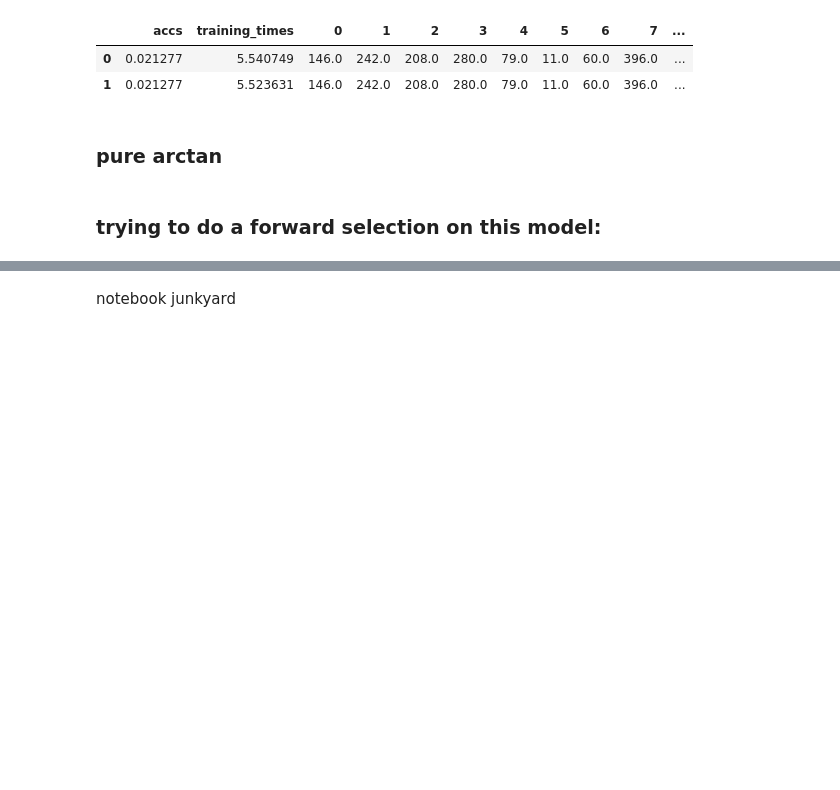
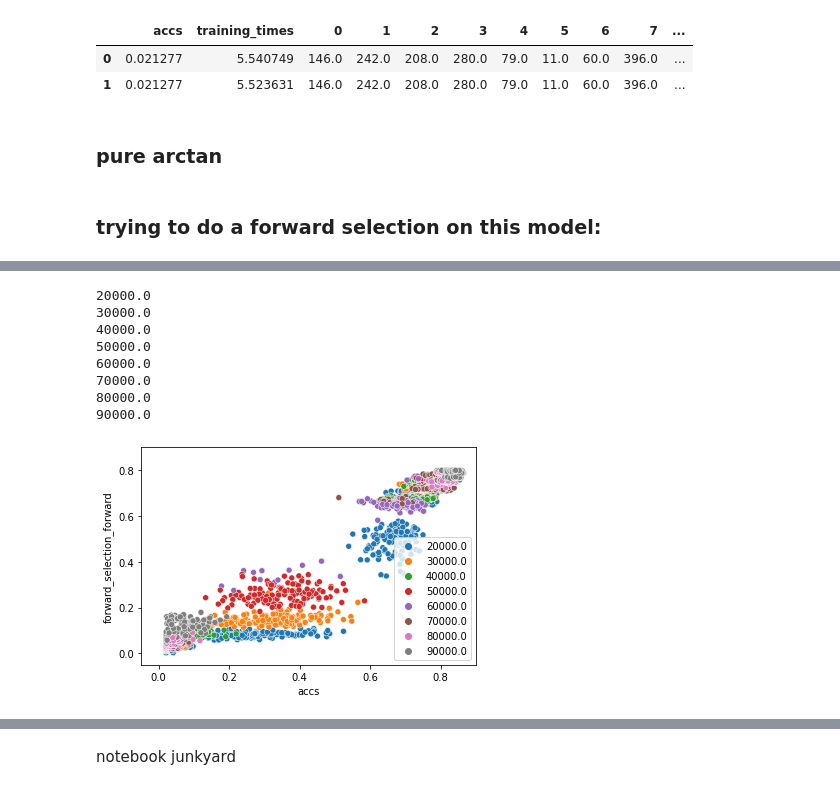
Before and after one commit to tmuehlen80/training_dataset_size_per_class, a Jupyter notebook: notebooks/emnist_datasetsize_arctan.ipynb, the cells around one changed output, grey strips where cells are left out. Saved outputs shown, nothing was run; the diff lists cells and outputs as text; code cells hidden in the pictures; blank space fills up the shorter version.

```diff
--- a/notebooks/emnist_datasetsize_arctan.ipynb
+++ b/notebooks/emnist_datasetsize_arctan.ipynb
@@ -525,0 +555,13 @@ for j in tqdm(unselected):
+# %%
+results = emnist_forward_testing(results_orig, results_orig, results, func, n_p, mm, y, mm, y_hat_name, max_fev=500000)
+emnist_plot_forward_testing(results,model_type, y_hat_name, xylim = (-0.05, 0.9),saveplots=True)
+# %% [output]
+20000.0
+30000.0
+40000.0
+50000.0
+60000.0
+70000.0
+80000.0
+90000.0
+[figure, added]
```
Also changed, not shown: parts of 20 cells of this notebook, 16 other files.
